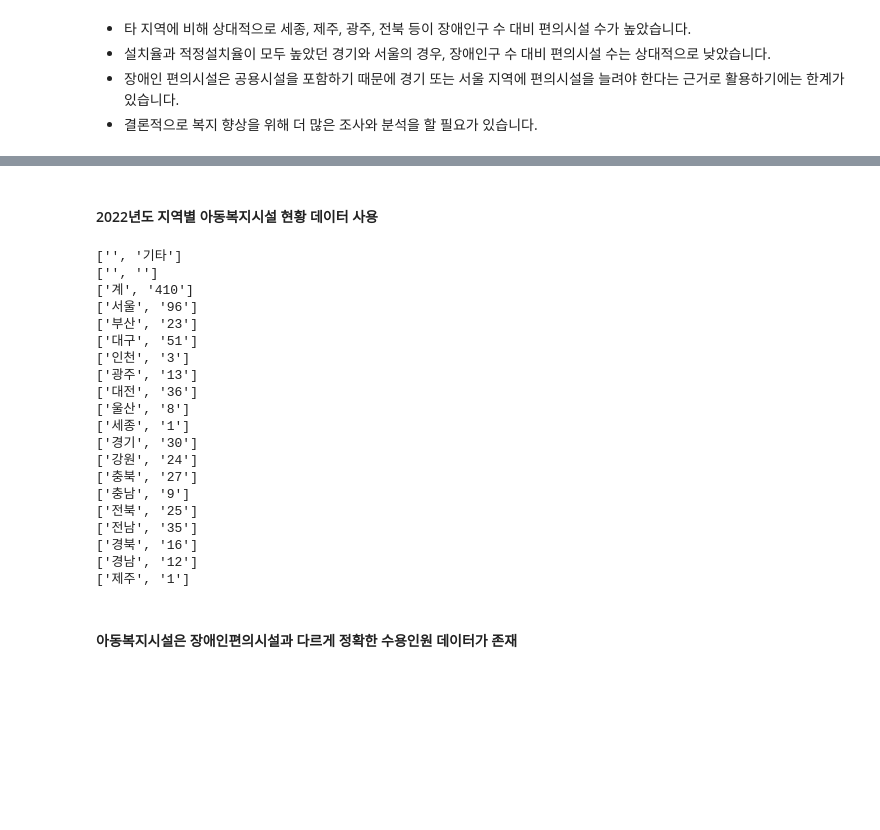
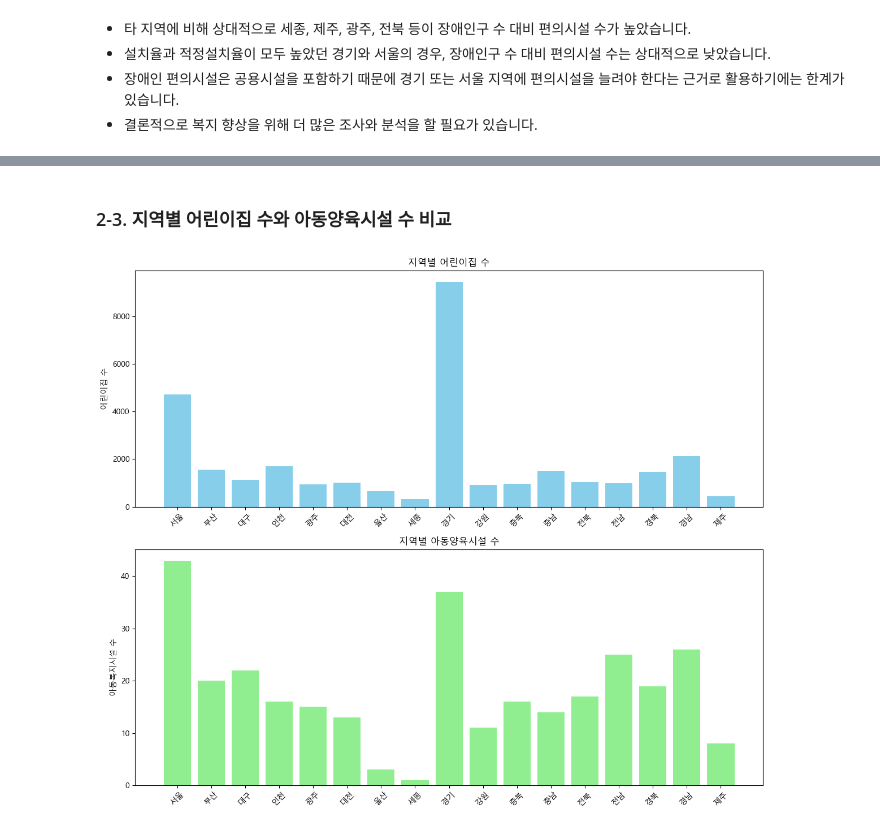
Before and after one commit to sjunc/2024-DA-Team, a Jupyter notebook: 분석 파일/kbs-kbs-DA.ipynb, the cells around one changed output, grey strips where cells are left out. Drawn from its saved outputs; the diff is of its cells as text; code cells hidden in the pictures; blank space fills up the shorter version.

```diff
--- a/분석 파일/kbs-kbs-DA.ipynb
+++ b/분석 파일/kbs-kbs-DA.ipynb
@@ -244,39 +300,30 @@ with open('../데이터/어린이집_현황_시도_20241122115855.csv', 'r', enc
-# %% [markdown]
-#### 2022년도 지역별 아동복지시설 현황 데이터 사용
-# %%
-import csv
-
-inst_welfare_chd_2022 = []
-
-with open('../데이터/2022_아동복지시설_보호아동_성별_취학_현황.csv', 'r', encoding='utf-8') as f:
-    data = csv.reader(f)
-
-    next(data)
-
-    for row in data:
-        row_2022 = row[0:1] + row[-1:]
-        inst_welfare_chd_2022.append(row_2022)
-        print(row_2022)
-# %% [output]
-['', '기타']
-['', '']
-['계', '410']
-['서울', '96']
-['부산', '23']
-['대구', '51']
-['인천', '3']
-['광주', '13']
-['대전', '36']
-['울산', '8']
-['세종', '1']
-['경기', '30']
-['강원', '24']
-['충북', '27']
-['충남', '9']
-['전북', '25']
-['전남', '35']
-['경북', '16']
-['경남', '12']
-['제주', '1']
-# %% [markdown]
-#### 아동복지시설은 장애인편의시설과 다르게 정확한 수용인원 데이터가 존재
+# %% [markdown]
+### 2-3. 지역별 어린이집 수와 아동양육시설 수 비교
+# %%
+import matplotlib.pyplot as plt
+
+# 데이터 변환
+regions = [row[0] for row in inst_welfare_chd_2022[2:]]
+daycare = [int(row[1]) for row in inst_daycare_chd_2022[1:]]
+welfare = [int(row[1]) for row in inst_welfare_chd_2022[2:]]
+
+# 서브플롯 생성
+fig, axes = plt.subplots(nrows=2, ncols=1, figsize=(12, 10))
+
+# 유치원 바 그래프
+axes[0].bar(regions, daycare, color='skyblue')
+axes[0].set_title('지역별 어린이집 수')
+axes[0].set_ylabel('어린이집 수')
+axes[0].tick_params(axis='x', rotation=45)
+
+# 아동복지시설 바 그래프
+axes[1].bar(regions, welfare, color='lightgreen')
+axes[1].set_title('지역별 아동양육시설 수')
+axes[1].set_ylabel('아동복지시설 수')
+axes[1].tick_params(axis='x', rotation=45)
+
+# 레이아웃 조정
+plt.tight_layout()
+plt.show()
+# %% [output]
+[figure, added]
```
Also changed, not shown: parts of 14 cells of this notebook, 2 other files.
